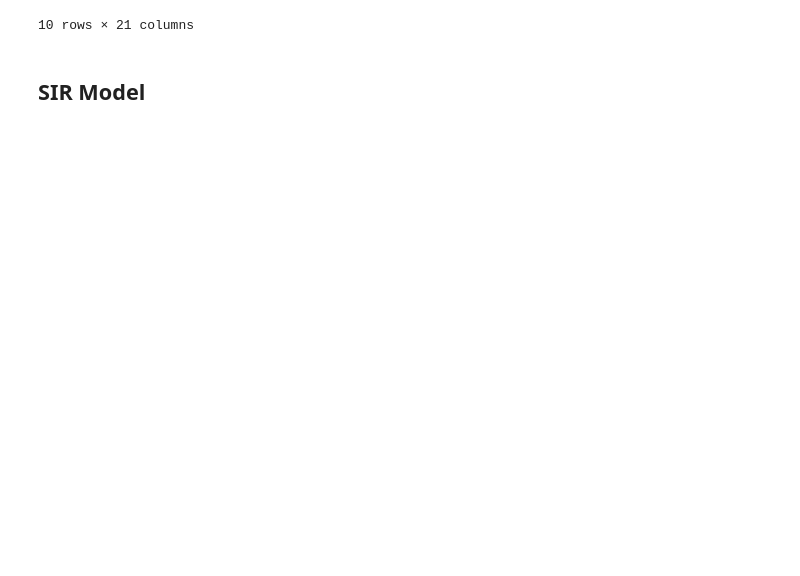
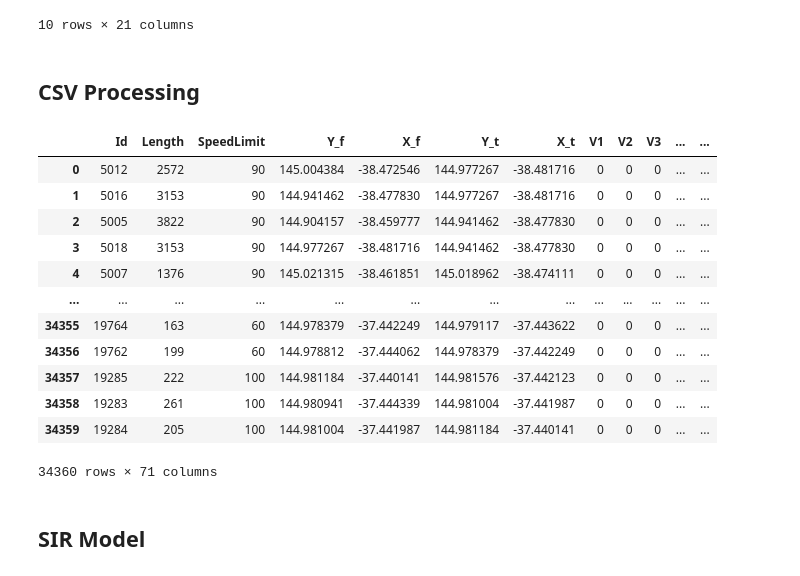
Before and after one commit to CarlQGan/SIR_Traffic, a Jupyter notebook: Sections_analysis.ipynb, the cells around one changed output. Cells and saved outputs as stored; diff of their text form; code cells hidden in the pictures; blank space fills up the shorter version.

```diff
--- a/Sections_analysis.ipynb
+++ b/Sections_analysis.ipynb
@@ -504,6 +520,34 @@ gdf_congested_count_agg[0].head(10)
 | 9 | 2.032824e+06 | 2192060.0 | 1.214375e+07 | 742 | 1213 | 1610 | ... |
 | 10 | 1.983054e+06 | 2177960.0 | 1.211900e+07 | 1063 | 1655 | 2056 | ... |
 10 rows × 21 columns
+# %% [markdown]
+## CSV Processing
+# %%
+csv_dict = {}
+for hour in __CSV_HOUR:
+    csv_list = []
+    precentages = __CSV_1_PERCENT if hour == 1 else __CSV_4_PERCENT
+    for percent in precentages:
+        csv_list.append(pd.read_csv(__CSV_PATH_FORMAT.format(hour=hour, percent=percent)))
+    csv_dict[hour] = csv_list
+# %%
+csv_1_100 = csv_dict[1][1]
+# %%
+csv_1_100
+# %% [output]
+|  | Id | Length | SpeedLimit | Y_f | X_f | Y_t | X_t | V1 | V2 | V3 | ... | ... |
+| 0 | 5012 | 2572 | 90 | 145.004384 | -38.472546 | 144.977267 | -38.481716 | 0 | 0 | 0 | ... | ... |
+| 1 | 5016 | 3153 | 90 | 144.941462 | -38.477830 | 144.977267 | -38.481716 | 0 | 0 | 0 | ... | ... |
+| 2 | 5005 | 3822 | 90 | 144.904157 | -38.459777 | 144.941462 | -38.477830 | 0 | 0 | 0 | ... | ... |
+| 3 | 5018 | 3153 | 90 | 144.977267 | -38.481716 | 144.941462 | -38.477830 | 0 | 0 | 0 | ... | ... |
+| 4 | 5007 | 1376 | 90 | 145.021315 | -38.461851 | 145.018962 | -38.474111 | 0 | 0 | 0 | ... | ... |
+| ... | ... | ... | ... | ... | ... | ... | ... | ... | ... | ... | ... | ... |
+| 34355 | 19764 | 163 | 60 | 144.978379 | -37.442249 | 144.979117 | -37.443622 | 0 | 0 | 0 | ... | ... |
+| 34356 | 19762 | 199 | 60 | 144.978812 | -37.444062 | 144.978379 | -37.442249 | 0 | 0 | 0 | ... | ... |
+| 34357 | 19285 | 222 | 100 | 144.981184 | -37.440141 | 144.981576 | -37.442123 | 0 | 0 | 0 | ... | ... |
+| 34358 | 19283 | 261 | 100 | 144.980941 | -37.444339 | 144.981004 | -37.441987 | 0 | 0 | 0 | ... | ... |
+| 34359 | 19284 | 205 | 100 | 144.981004 | -37.441987 | 144.981184 | -37.440141 | 0 | 0 | 0 | ... | ... |
+34360 rows × 71 columns
 # %% [markdown]
 ## SIR Model
 # %%
```
Also changed, not shown: parts of 7 cells of this notebook, 2 other files.
